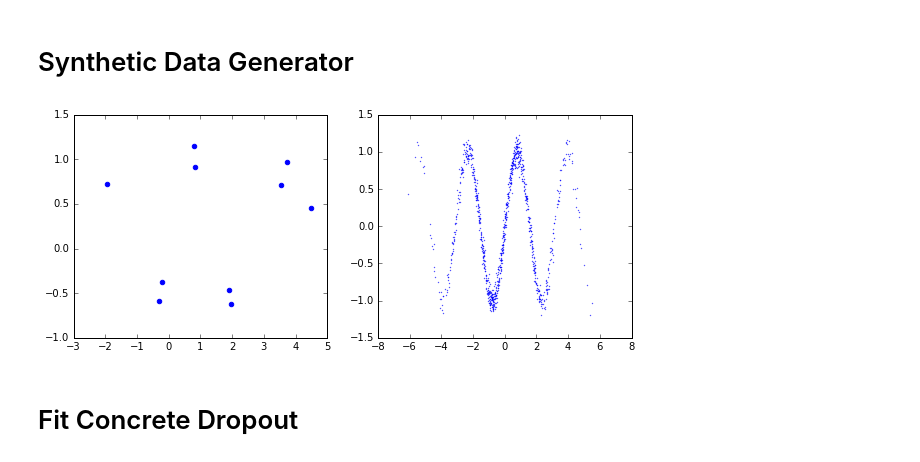
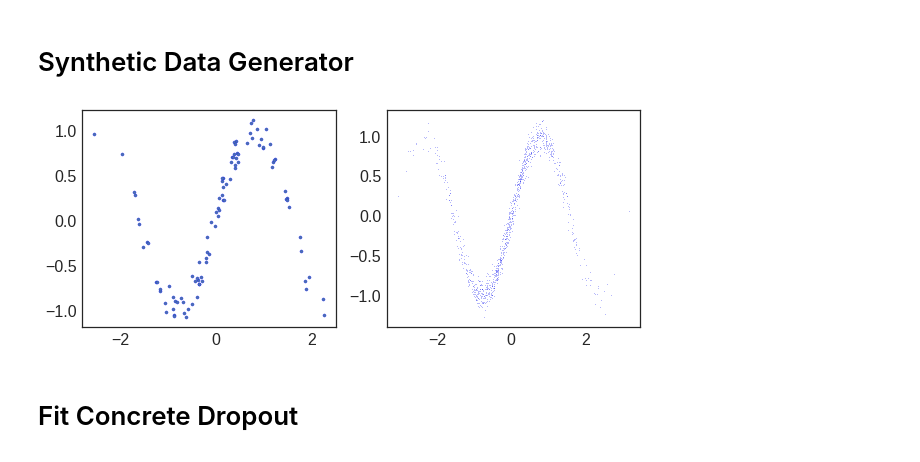
Before and after one commit to tjvandal/CI-2017, a Jupyter notebook: notebooks/bnn-experiments.ipynb, the cells around one changed output. Saved outputs shown, nothing was run; the diff lists cells and outputs as text; code cells hidden in the pictures.

```diff
--- a/notebooks/bnn-experiments.ipynb
+++ b/notebooks/bnn-experiments.ipynb
@@ -2,10 +10,17 @@
 import sys
 import numpy as np
 import tensorflow as tf
-from models import ConcreteDropout, KerasMCDropout
+from models import ConcreteDropout, KerasMCDropout, smooth
 from keras.models import Sequential
 import keras.backend as K
-from keras import initializers, regularizers
+from keras import initializers, regularizers, optimizers
 from keras.engine import InputSpec
 from keras.layers import Dense, Lambda, Wrapper, Dropout
+import matplotlib.pyplot as plt
+%matplotlib inline
+from matplotlib.patches import Polygon
+import seaborn as sns
+import scipy.stats
+
+sns.set_context("paper", font_scale=2.0)
 np.random.seed(0)
@@ -27,26 +40,27 @@ default_dropout_rate = 0.5
 def gen_signal(X):
     return np.sin(2*X)
 
-def gen_data(N, sigma=0.1):
-    X = np.random.randn(N,1)*2
+def gen_data(N=None, X=None, sigma=0.1):
+    if X is None:
+        X = np.random.randn(N,1)
+    else:
+        N = X.shape[0]
     noise = sigma*np.random.randn(N, 1)
     Y = gen_signal(X) + noise
     return X, Y
 # %%
-import matplotlib.pyplot as plt
-%matplotlib inline
 
-X, Y = gen_data(10)
+X, Y = gen_data(100)
 plt.figure(figsize=(10,4))
 plt.subplot(1,2,1)
-plt.scatter(X[:, 0], Y[:, 0], edgecolor='b')
+plt.scatter(X[:, 0], Y[:, 0], edgecolor='b', s=10.)
 
 X, Y = gen_data(1000)
 plt.subplot(1,2,2)
 plt.scatter(X[:, 0], Y[:, 0], edgecolor='b', s=0.1)
 plt.show()
 # %% [output]
-[figure, old version]
+[figure, new version]
 # %% [markdown]
 # Fit Concrete Dropout
 # %%
```
Also changed, not shown: parts of 21 cells of this notebook, 2 other files.
